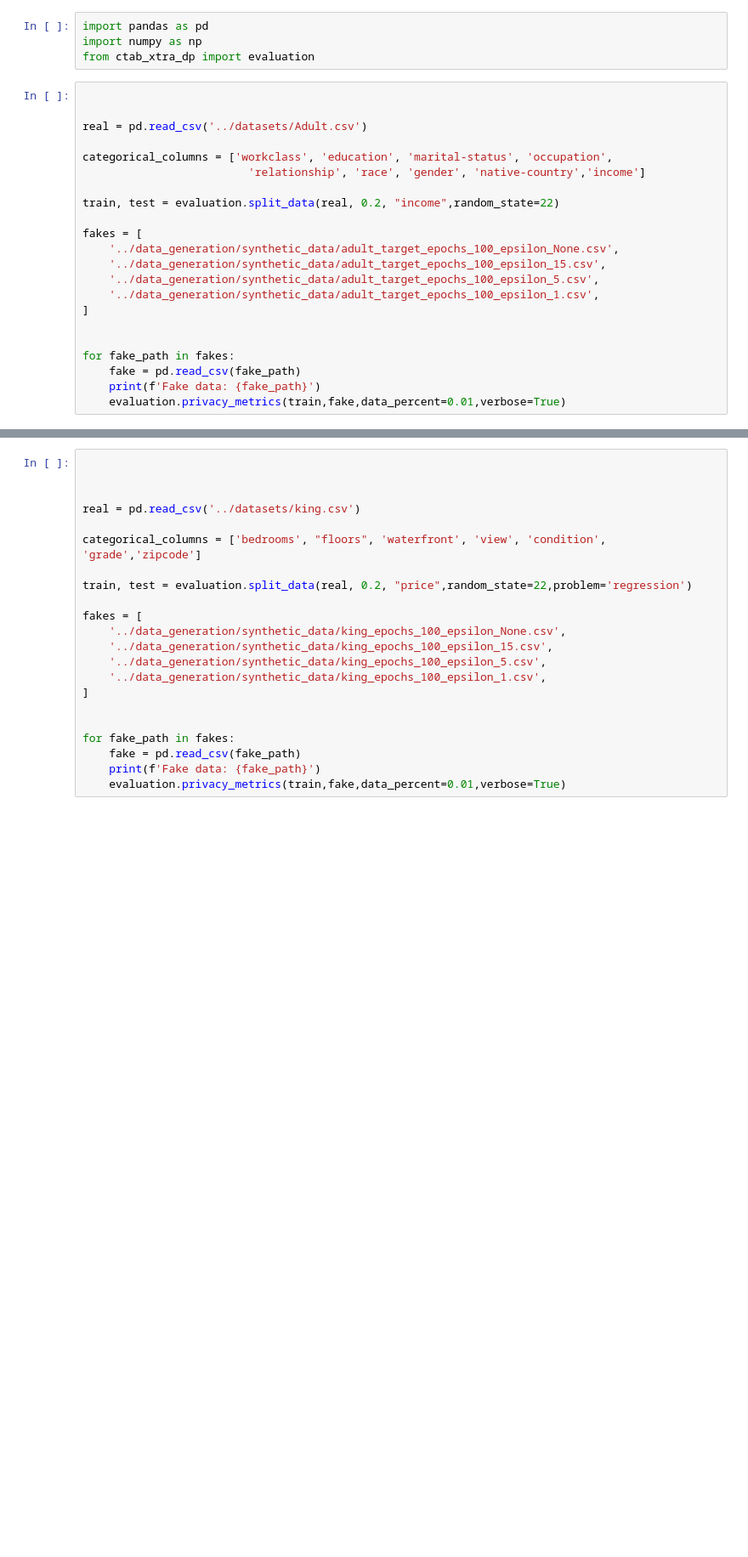
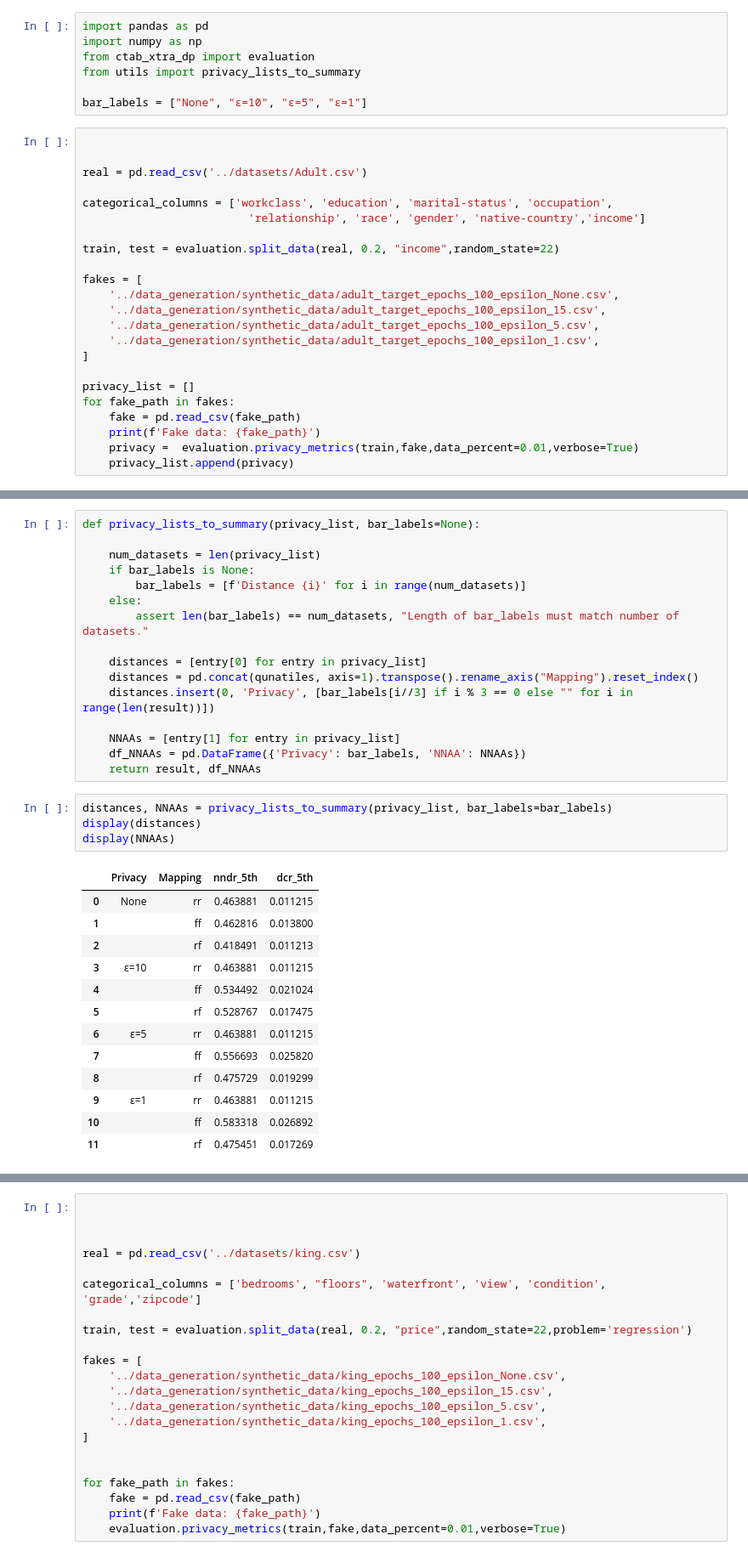
Before and after one commit to Kem0sabe/Master_thesis_experiments, a Jupyter notebook: data_comparing/comapre_real_fake.ipynb, the cells around one changed output, grey strips where cells are left out. Shown: that part at 85% size. Cells and saved outputs as stored; diff of their text form; blank space fills up the shorter version.

Commit message:
add a whole lot of plots and statistics for data analysis

```diff
--- a/data_comparing/comapre_real_fake.ipynb
+++ b/data_comparing/comapre_real_fake.ipynb
@@ -28,6 +28,9 @@ WARNING: Ignoring invalid distribution ~tab-xtra-dp (C:\Users\marti\AppData\Loca
 import pandas as pd
 import numpy as np
 from ctab_xtra_dp import evaluation
+from utils import privacy_lists_to_summary
+
+bar_labels = ["None", "ε=10", "ε=5", "ε=1"]
 # %%
 
 
@@ -45,8 +48,9 @@ fakes = [
     '../data_generation/synthetic_data/adult_target_epochs_100_epsilon_1.csv',
 ]
 
-
+privacy_list = []
 for fake_path in fakes:
     fake = pd.read_csv(fake_path)
     print(f'Fake data: {fake_path}')
-    evaluation.privacy_metrics(train,fake,data_percent=0.01,verbose=True)
+    privacy =  evaluation.privacy_metrics(train,fake,data_percent=0.01,verbose=True)
+    privacy_list.append(privacy)
@@ -52,0 +77,34 @@ for fake_path in fakes:
+# %%
+def privacy_lists_to_summary(privacy_list, bar_labels=None):
+
+    num_datasets = len(privacy_list)
+    if bar_labels is None:
+        bar_labels = [f'Distance {i}' for i in range(num_datasets)]
+    else:
+        assert len(bar_labels) == num_datasets, "Length of bar_labels must match number of datasets."
+
+    distances = [entry[0] for entry in privacy_list]
+    distances = pd.concat(qunatiles, axis=1).transpose().rename_axis("Mapping").reset_index()
+    distances.insert(0, 'Privacy', [bar_labels[i//3] if i % 3 == 0 else "" for i in range(len(result))])
+
+    NNAAs = [entry[1] for entry in privacy_list]
+    df_NNAAs = pd.DataFrame({'Privacy': bar_labels, 'NNAA': NNAAs})
+    return result, df_NNAAs
+# %%
+distances, NNAAs = privacy_lists_to_summary(privacy_list, bar_labels=bar_labels)
+display(distances)
+display(NNAAs)
+# %% [output]
+|  | Privacy | Mapping | nndr_5th | dcr_5th |
+| 0 | None | rr | 0.463881 | 0.011215 |
+| 1 |  | ff | 0.462816 | 0.013800 |
+| 2 |  | rf | 0.418491 | 0.011213 |
+| 3 | ε=10 | rr | 0.463881 | 0.011215 |
+| 4 |  | ff | 0.534492 | 0.021024 |
+| 5 |  | rf | 0.528767 | 0.017475 |
+| 6 | ε=5 | rr | 0.463881 | 0.011215 |
+| 7 |  | ff | 0.556693 | 0.025820 |
+| 8 |  | rf | 0.475729 | 0.019299 |
+| 9 | ε=1 | rr | 0.463881 | 0.011215 |
+| 10 |  | ff | 0.583318 | 0.026892 |
+| 11 |  | rf | 0.475451 | 0.017269 |
```
Also changed, not shown: parts of 7 cells of this notebook, 4 other files.
